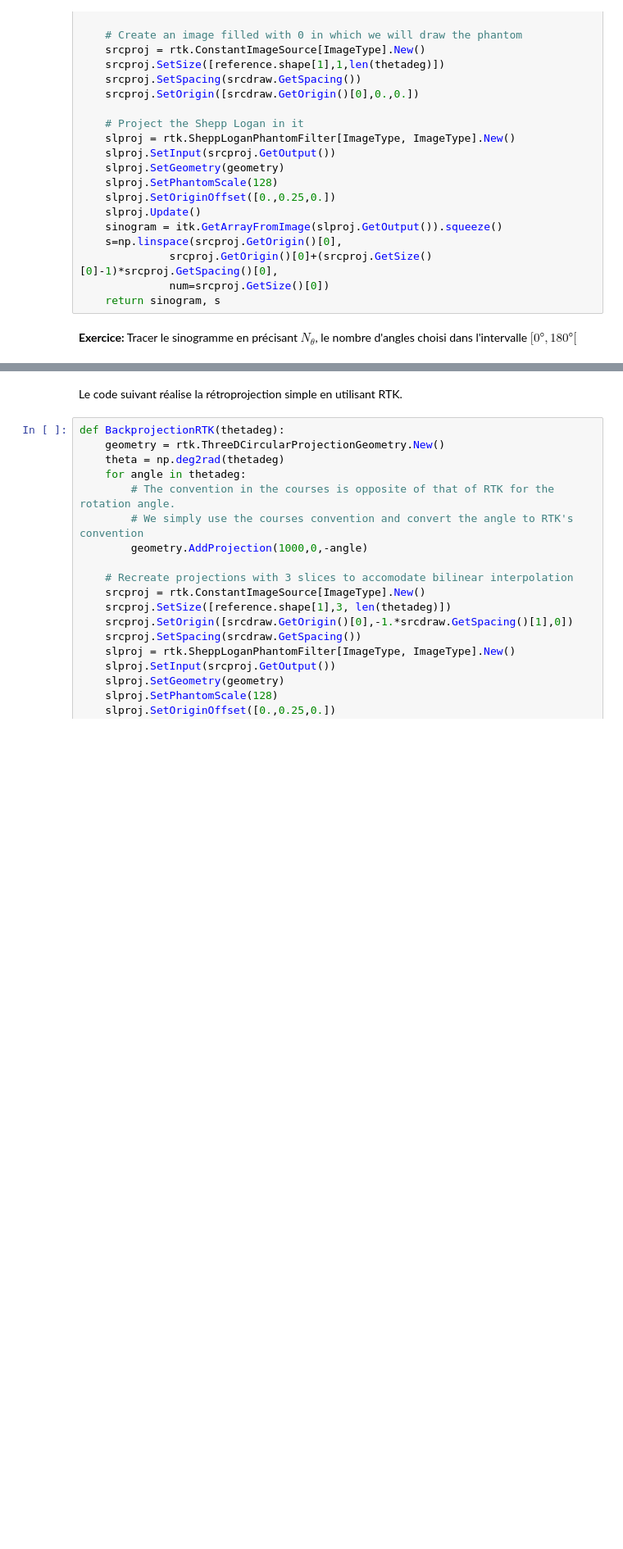
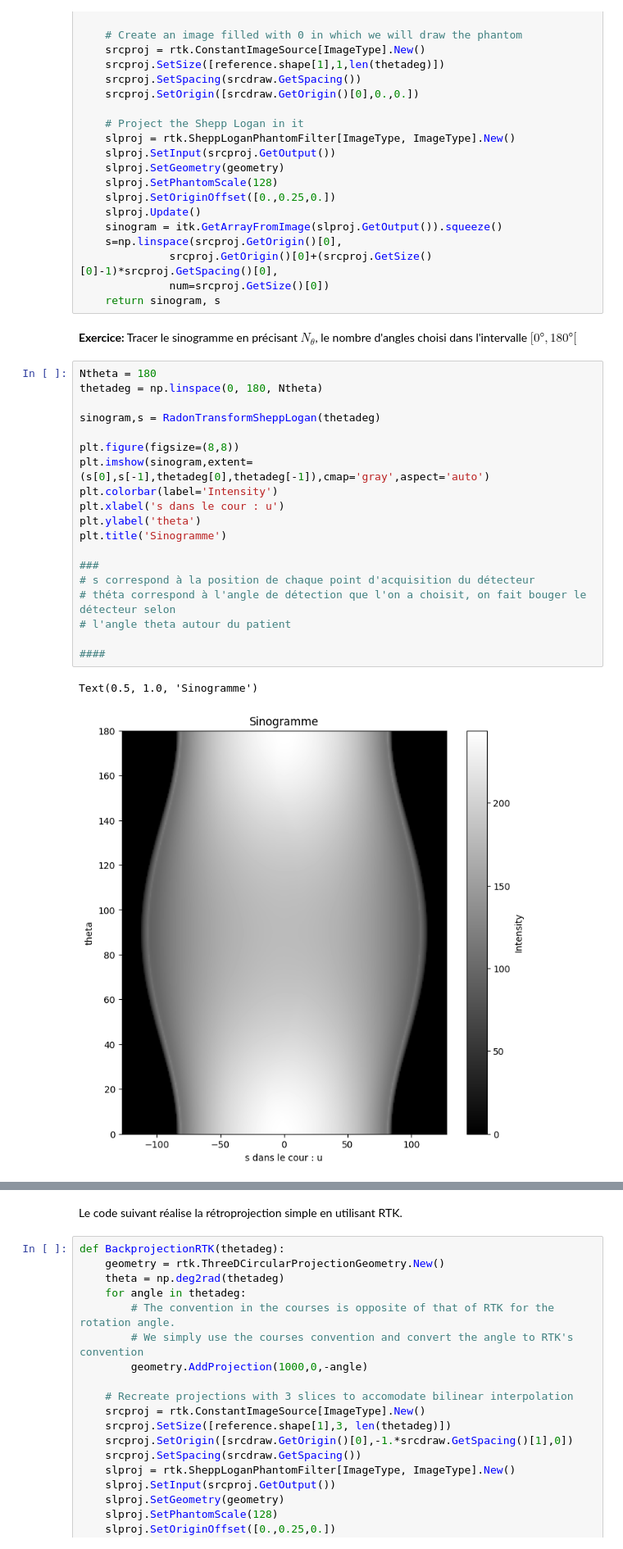
Before and after one commit to GaelleLeroux/5ETI_Imagerie_medical, a Jupyter notebook: tp_tomo.ipynb, the cells around one changed output, grey strips where cells are left out. Shown at 82% size. Cells and saved outputs as stored; diff of their text form; blank space fills up the shorter version.

```diff
--- a/tp_tomo.ipynb
+++ b/tp_tomo.ipynb
@@ -93,6 +94,28 @@ def RadonTransformSheppLogan(thetadeg):
     return sinogram, s
 # %% [markdown]
 **Exercice:** Tracer le sinogramme en précisant $N_\theta$, le nombre d'angles choisi dans l'intervalle $[0°,180°[$
+# %%
+Ntheta = 180
+thetadeg = np.linspace(0, 180, Ntheta)
+
+sinogram,s = RadonTransformSheppLogan(thetadeg)
+
+plt.figure(figsize=(8,8))
+plt.imshow(sinogram,extent=(s[0],s[-1],thetadeg[0],thetadeg[-1]),cmap='gray',aspect='auto')
+plt.colorbar(label='Intensity')
+plt.xlabel('s dans le cour : u')
+plt.ylabel('theta')
+plt.title('Sinogramme')
+
+###
+# s correspond à la position de chaque point d'acquisition du détecteur
+# théta correspond à l'angle de détection que l'on a choisit, on fait bouger le détecteur selon
+# l'angle theta autour du patient
+
+####
+# %% [output]
+Text(0.5, 1.0, 'Sinogramme')
+[figure, added]
 # %% [markdown]
 # Rétroprojection
 On cherche maintenant à inverser la projection, i.e. à passer du domaine de Radon au domaine image.
```
Also changed, not shown: parts of 8 cells of this notebook, 1 other file.
